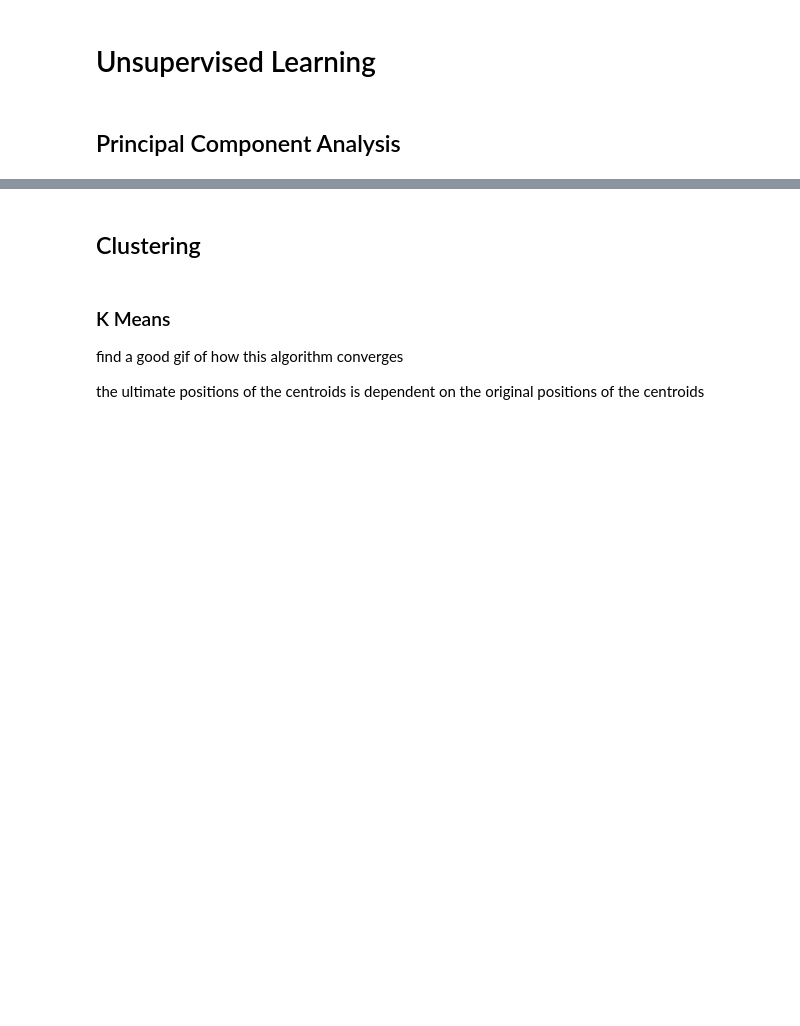
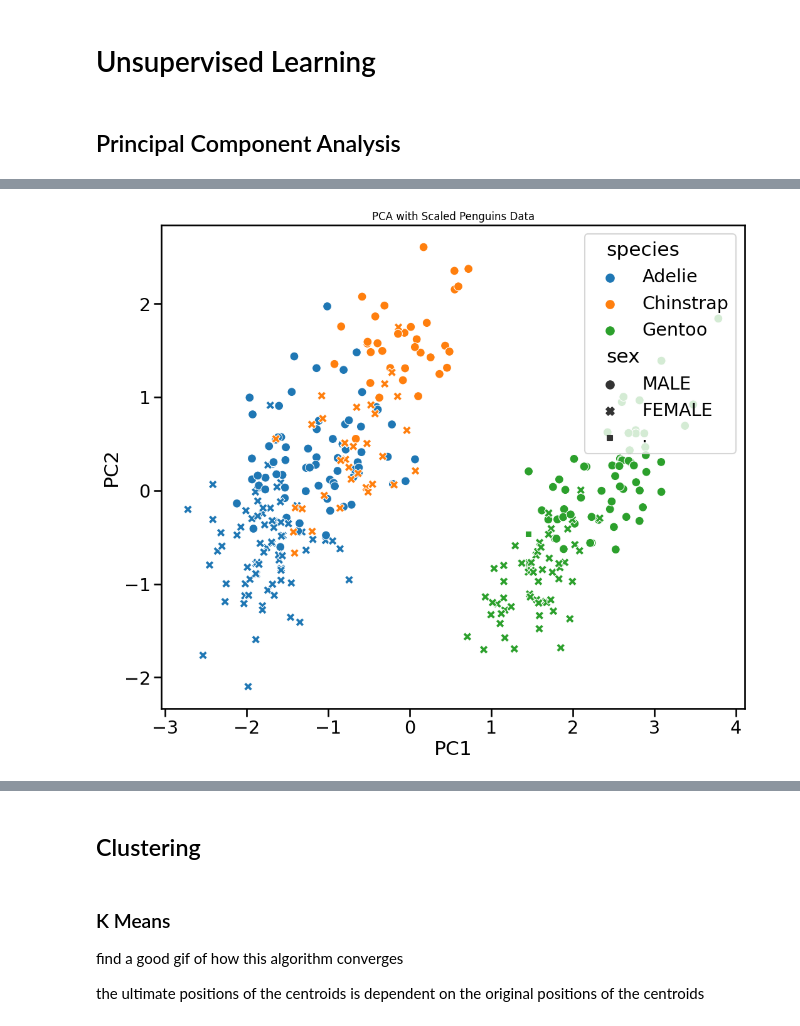
Before and after one commit to ua-datalab/Workshops, a Jupyter notebook: Machine_Learning_Basics_Scikit-learn_Unveiled/Machine_Learning_Basics_Scikit_learn_Unveiled.ipynb, the cells around one changed output, grey strips where cells are left out. Saved outputs shown, nothing was run; the diff lists cells and outputs as text; code cells hidden in the pictures; blank space fills up the shorter version.

```diff
--- a/Machine_Learning_Basics_Scikit-learn_Unveiled/Machine_Learning_Basics_Scikit_learn_Unveiled.ipynb
+++ b/Machine_Learning_Basics_Scikit-learn_Unveiled/Machine_Learning_Basics_Scikit_learn_Unveiled.ipynb
@@ -195,0 +212,4 @@ discuss penguing dataset -- try to find highly correlated features for predictin
+# %%
+# select subset to only use numeric data for PCA
+penguins_data=penguins.select_dtypes(np.number)
+penguins_data.head()
@@ -195,0 +274,6 @@ discuss penguing dataset -- try to find highly correlated features for predictin
+# %%
+random_state = 0
+pca_scaled = make_pipeline(StandardScaler(),
+                           PCA(n_components=4, random_state=random_state))
+
+penguins_pc_scaled=pca_scaled.fit_transform(penguins_data)
@@ -195,0 +286,6 @@ discuss penguing dataset -- try to find highly correlated features for predictin
+# %%
+pc_scaled_df = pd.DataFrame(data = penguins_pc_scaled ,
+        columns = ['PC1', 'PC2','PC3', 'PC4'])
+pc_scaled_df['species'] = species
+pc_scaled_df['sex'] = sex
+pc_scaled_df.head()
@@ -195,0 +299,13 @@ discuss penguing dataset -- try to find highly correlated features for predictin
+# %%
+plt.figure(figsize=(12,10))
+with sns.plotting_context("talk",font_scale=1.25):
+    sns.scatterplot(x="PC1", y="PC2",
+                    data=pc_scaled_df,
+                    hue="species",
+                    style="sex",
+                    s=100)
+plt.title("PCA with Scaled Penguins Data")
+plt.savefig("PCA_plot_PC1_vs_PC2_Penguins_scaled_data.png",
+                    format='png',dpi=150)
+# %% [output]
+[figure, added]
```
Also changed, not shown: parts of 25 cells of this notebook.
